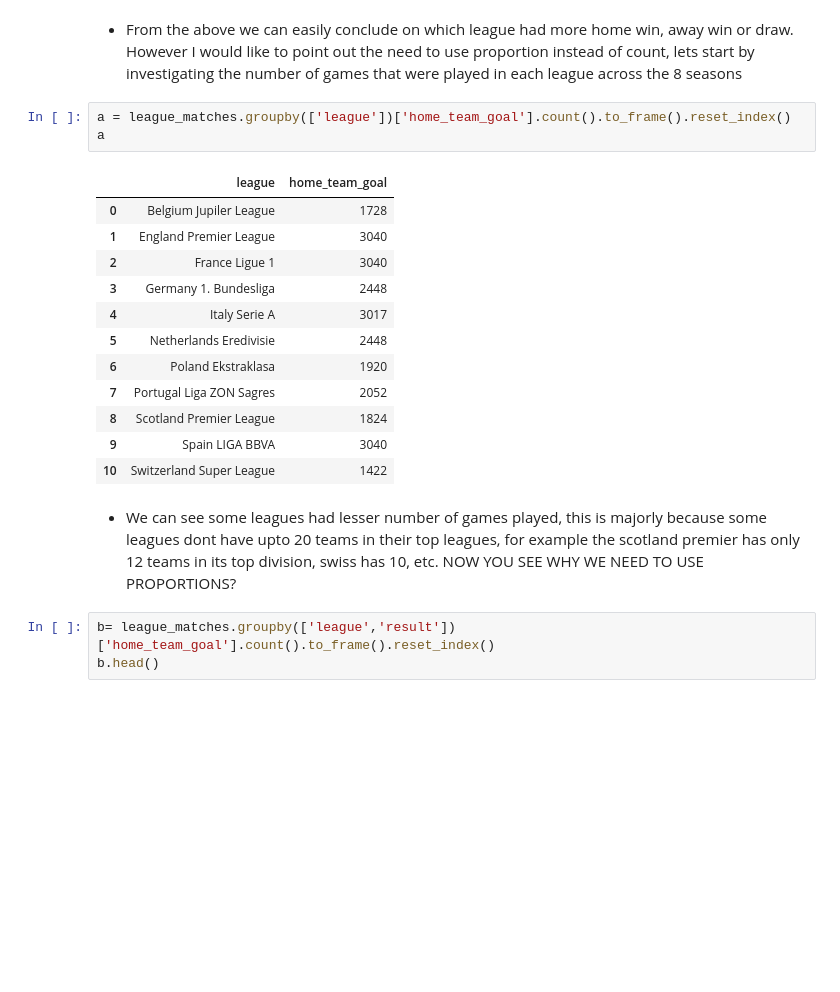
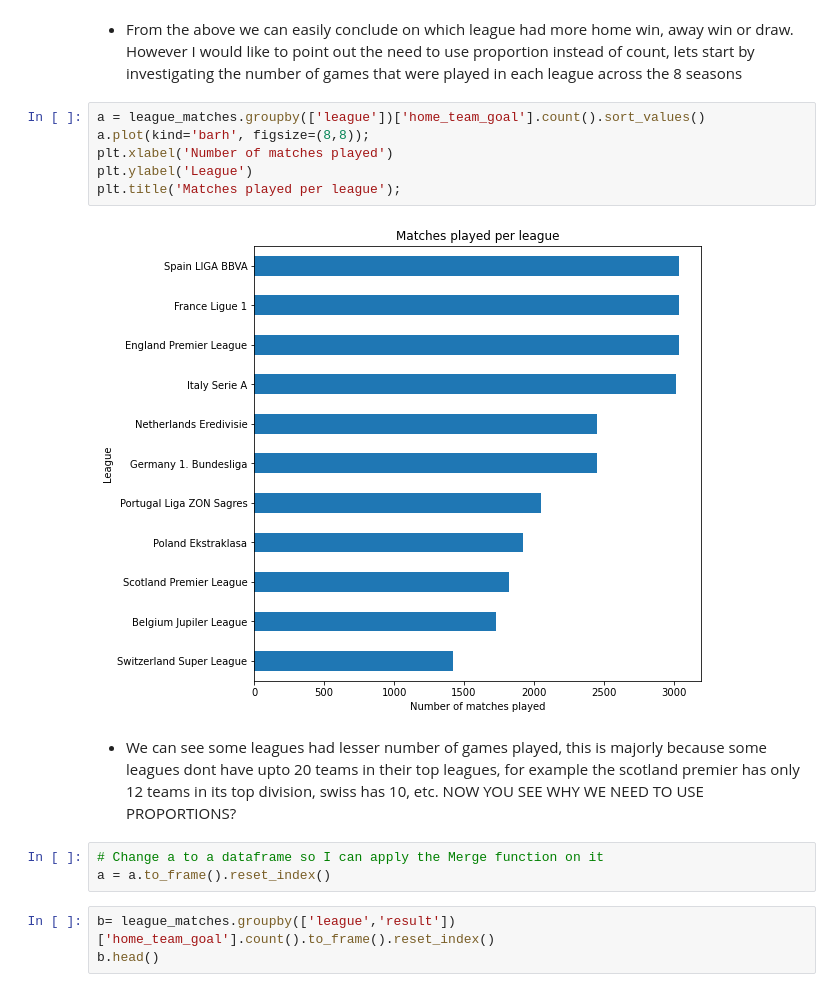
Before and after one commit to tunji-dev/Udacity_Data_Analyst_Nanodegree, a Jupyter notebook: project_2_investigate_soccer_dataset/soccer_dataset.ipynb, the cells around one changed output. Cells and saved outputs as stored; diff of their text form; blank space fills up the shorter version.

```diff
--- a/project_2_investigate_soccer_dataset/soccer_dataset.ipynb
+++ b/project_2_investigate_soccer_dataset/soccer_dataset.ipynb
@@ -310,24 +310,19 @@ plt.title('Match Result for Each league');
 [figure]
 # %% [markdown]
 - From the above we can easily conclude on which league had more home win, away win or draw. However I would like to point out the need to use proportion instead of count, lets start by investigating the number of games that were played in each league across the 8 seasons
-# %%
-a = league_matches.groupby(['league'])['home_team_goal'].count().to_frame().reset_index()
-a
-# %% [output]
-|  | league | home_team_goal |
-| 0 | Belgium Jupiler League | 1728 |
-| 1 | England Premier League | 3040 |
-| 2 | France Ligue 1 | 3040 |
-| 3 | Germany 1. Bundesliga | 2448 |
-| 4 | Italy Serie A | 3017 |
-| 5 | Netherlands Eredivisie | 2448 |
-| 6 | Poland Ekstraklasa | 1920 |
-| 7 | Portugal Liga ZON Sagres | 2052 |
-| 8 | Scotland Premier League | 1824 |
-| 9 | Spain LIGA BBVA | 3040 |
-| 10 | Switzerland Super League | 1422 |
+# %%
+a = league_matches.groupby(['league'])['home_team_goal'].count().sort_values()
+a.plot(kind='barh', figsize=(8,8));
+plt.xlabel('Number of matches played')
+plt.ylabel('League')
+plt.title('Matches played per league');
+# %% [output]
+[figure, added]
 # %% [markdown]
 - We can see some leagues had lesser number of games played, this is majorly because some leagues dont have upto 20 teams in their top leagues, for example the scotland premier has only 12 teams in its top division, swiss has 10, etc. NOW YOU SEE WHY WE NEED TO USE PROPORTIONS?
+# %%
+# Change a to a dataframe so I can apply the Merge function on it
+a = a.to_frame().reset_index()
 # %%
 b= league_matches.groupby(['league','result'])['home_team_goal'].count().to_frame().reset_index()
 b.head()
```
Also changed, not shown: parts of 2 cells of this notebook.
